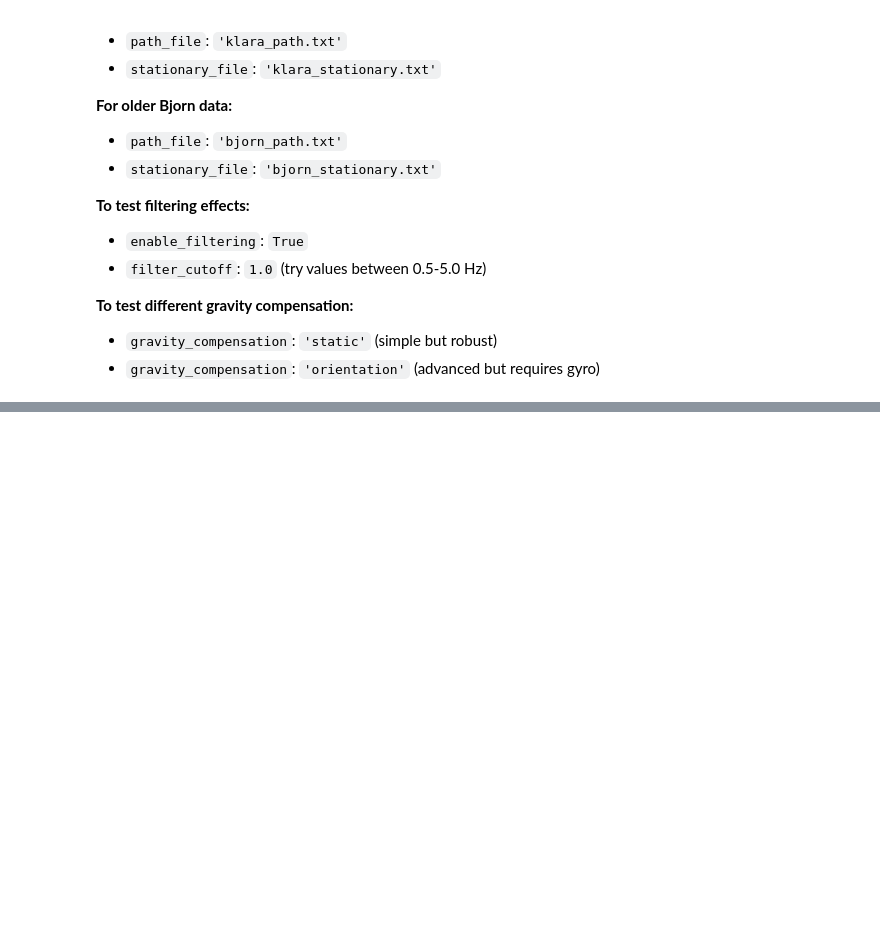
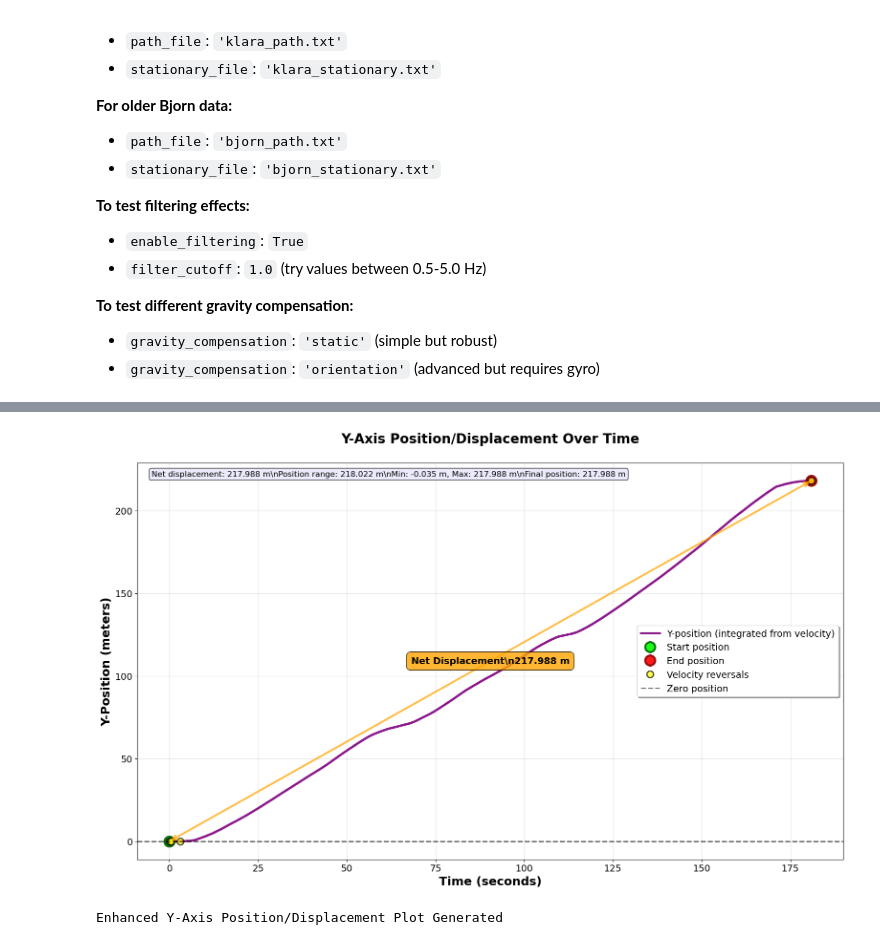
Before and after one commit to NinjaTuna007/imu-inchtape, a Jupyter notebook: path-data/path_analyzer.ipynb, the cells around one changed output, grey strips where cells are left out. Cells and saved outputs as stored; diff of their text form; code cells hidden in the pictures; blank space fills up the shorter version.

```diff
--- a/path-data/path_analyzer.ipynb
+++ b/path-data/path_analyzer.ipynb
@@ -1235,0 +1822,75 @@ CONFIG = {
+# %%
+# Enhanced Plot 3: Y-Axis Position/Displacement Profile
+if 'simple_results' in globals():
+    fig, ax = plt.subplots(1, 1, figsize=(16, 10))
+
+    # Plot position trajectory
+    ax.plot(simple_results['time'], simple_results['pos_y'], 'purple', linewidth=3.5, alpha=0.9,
+            label='Y-position (integrated from velocity)')
+
+    # Mark start and end points with larger, more prominent markers
+    ax.plot(simple_results['time'][0], simple_results['pos_y'][0], 'go', markersize=15,
+           alpha=0.9, markeredgecolor='darkgreen', markeredgewidth=3,
+           markerfacecolor='lime', label='Start position')
+    ax.plot(simple_results['time'][-1], simple_results['pos_y'][-1], 'ro', markersize=15,
+           alpha=0.9, markeredgecolor='darkred', markeredgewidth=3,
+           markerfacecolor='red', label='End position')
+
+    # Mark turning points in position
+    if simple_results['n_turning_points'] > 0:
+        for turn_idx in simple_results['turning_points']:
+            ax.plot(simple_results['time'][turn_idx], simple_results['pos_y'][turn_idx],
+                   'ko', markersize=10, alpha=0.7, markeredgecolor='black',
+                   markeredgewidth=2, markerfacecolor='yellow')
+
+        # Add legend entry for turning points
+        ax.plot([], [], 'ko', markersize=10, alpha=0.7, markeredgecolor='black',
+               markeredgewidth=2, markerfacecolor='yellow', label='Velocity reversals')
+
+    # Add zero reference line
+    ax.axhline(y=0, color='black', linestyle='--', alpha=0.6, linewidth=2, label='Zero position')
+
+    # Add displacement arrow
+    ax.annotate('', xy=(simple_results['time'][-1], simple_results['pos_y'][-1]),
+               xytext=(simple_results['time'][0], simple_results['pos_y'][0]),
+               arrowprops=dict(arrowstyle='<->', color='orange', lw=3, alpha=0.7))
+
+    # Add displacement text
+    displacement = simple_results['total_displacement']
+    mid_time = (simple_results['time'][0] + simple_results['time'][-1]) / 2
+    mid_pos = (simple_results['pos_y'][0] + simple_results['pos_y'][-1]) / 2
+    ax.text(mid_time, mid_pos, f'Net Displacement\\n{displacement:.3f} m',
+           ha='center', va='center', fontsize=14, fontweight='bold',
+           bbox=dict(boxstyle='round,pad=0.5', facecolor='orange', alpha=0.8))
+
+    ax.set_title('Y-Axis Position/Displacement Over Time', fontweight='bold', pad=30)
+    ax.set_xlabel('Time (seconds)', fontweight='bold')
+    ax.set_ylabel('Y-Position (meters)', fontweight='bold')
+    ax.legend(loc='best', frameon=True, fancybox=True, shadow=True)
+    ax.grid(True, alpha=0.3, linewidth=1)
+
+    # Position statistics
+    total_displacement = simple_results['total_displacement']
+    max_position = np.max(simple_results['pos_y'])
+    min_position = np.min(simple_results['pos_y'])
+    position_range = max_position - min_position
+    final_pos = simple_results['final_position']
+
+    # Add statistics text box
+    pos_stats = f"Net displacement: {total_displacement:.3f} m\\n"
+    pos_stats += f"Position range: {position_range:.3f} m\\n"
+    pos_stats += f"Min: {min_position:.3f} m, Max: {max_position:.3f} m\\n"
+    pos_stats += f"Final position: {final_pos:.3f} m"
+
+    ax.text(0.02, 0.98, pos_stats, transform=ax.transAxes, fontsize=12,
+            verticalalignment='top', bbox=dict(boxstyle='round', facecolor='lavender', alpha=0.8))
+
+    plt.tight_layout()
+    plt.show()
+
+    print("Enhanced Y-Axis Position/Displacement Plot Generated")
+else:
+    print("ERROR: No simplified results available. Run the Y-axis analysis first.")
+# %% [output]
+[figure, added]
+Enhanced Y-Axis Position/Displacement Plot Generated
```
Also changed, not shown: parts of 22 cells of this notebook.
